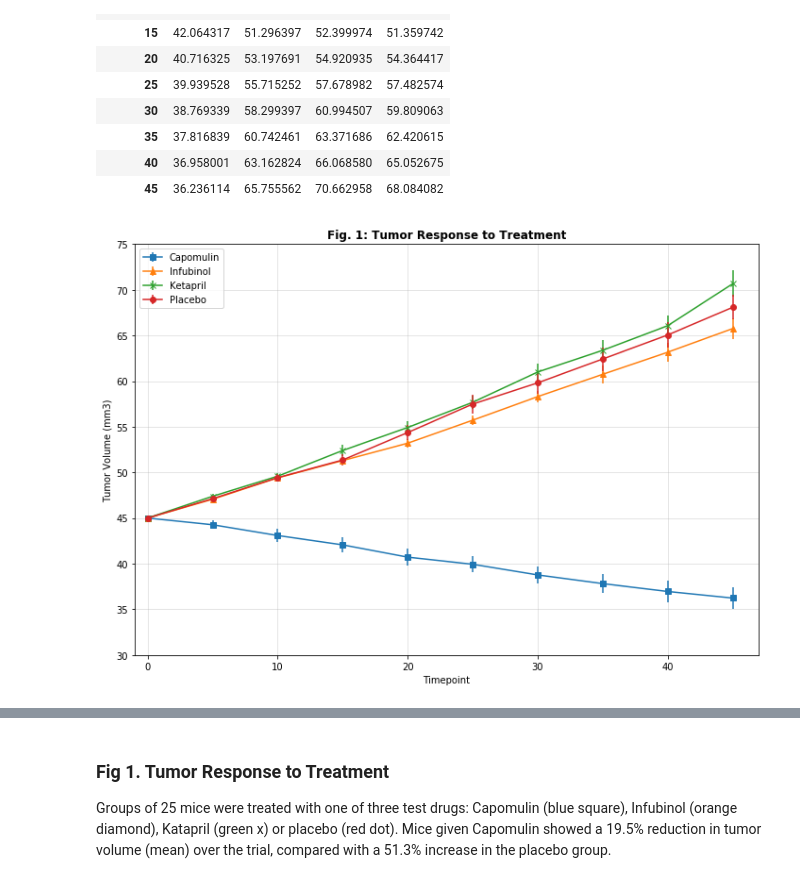
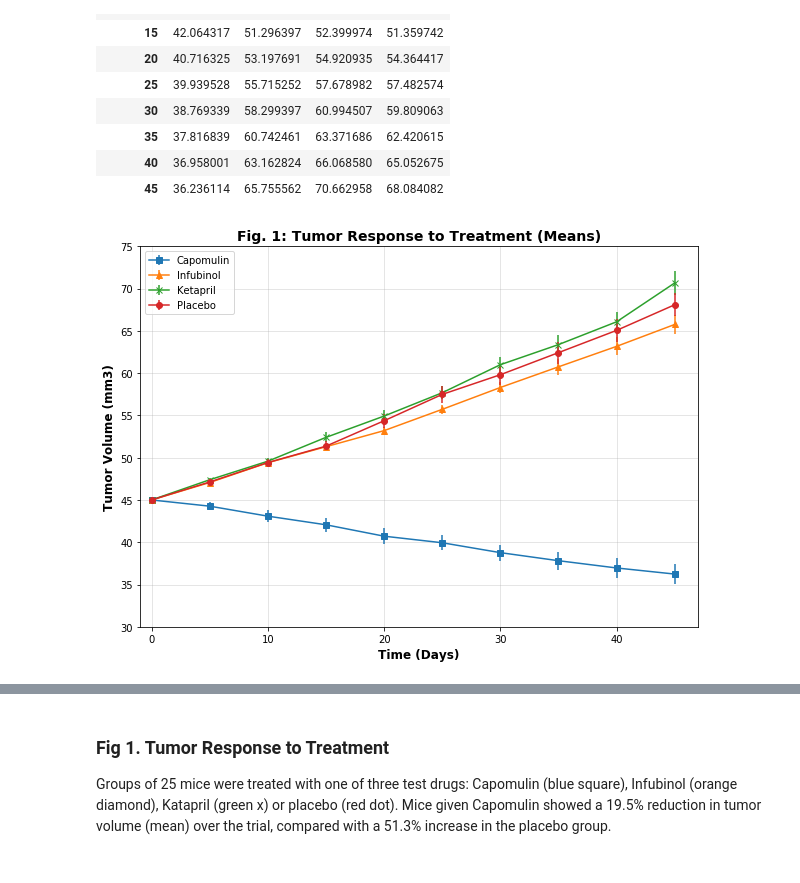
Before and after one commit to lweislo/Homework-5, a Jupyter notebook: weislo-homework5.ipynb, the cells around one changed output, grey strips where cells are left out. Cells and saved outputs as stored; diff of their text form; code cells hidden in the pictures.

Commit message:
refined plots further

```diff
--- a/weislo-homework5.ipynb
+++ b/weislo-homework5.ipynb
@@ -144,18 +144,19 @@ df_means
 # %%
 # Generate the Plot (with Error Bars) using the defined function above (the hard way)
 dataplot(df_means, df_errors)
 
-plt.title('Fig. 1: Tumor Response to Treatment', fontsize=12, fontweight="bold")
-# plt.xlabel('Time (Days)')
-plt.ylabel('Tumor Volume (mm3)')
+plt.title('Fig. 1: Tumor Response to Treatment (Means)', fontsize=14, fontweight="bold")
+plt.xlabel('Time (Days)', fontsize=12, fontweight="bold")
+plt.ylabel('Tumor Volume (mm3)', fontsize=12, fontweight="bold")
 plt.legend(loc='best')
+
+# Adjust the limites and grid
 plt.xlim(-1,47)
 plt.ylim(30, 75)
-plt.tight_layout()
 plt.grid(alpha=0.4)
 # Save the Figure
 plt.savefig('tumor_response.png')
 # Show the Figure
 plt.show()
 # %% [output]
-[figure, old version]
+[figure, new version]
```
Also changed, not shown: parts of 13 cells of this notebook.
